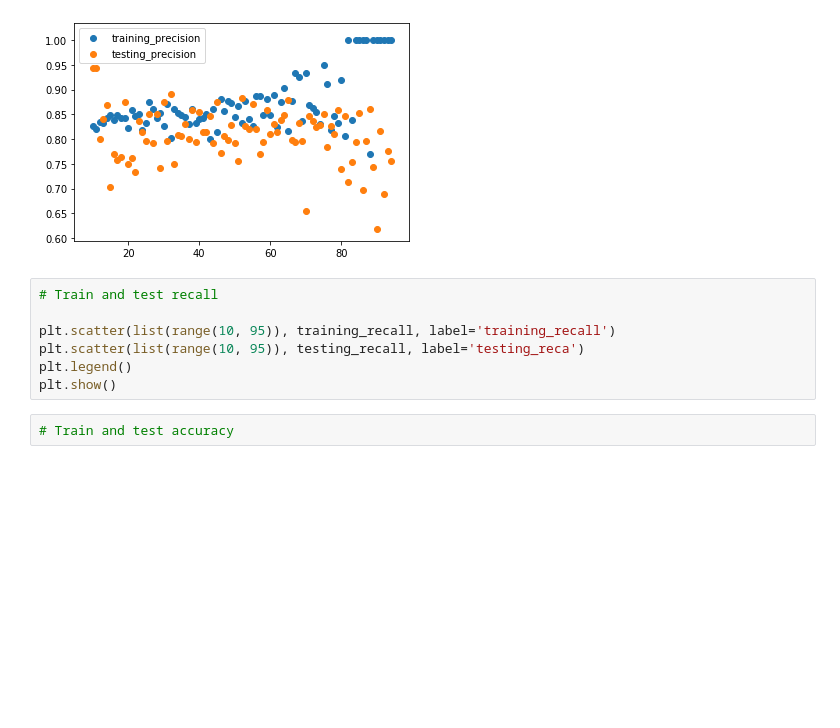
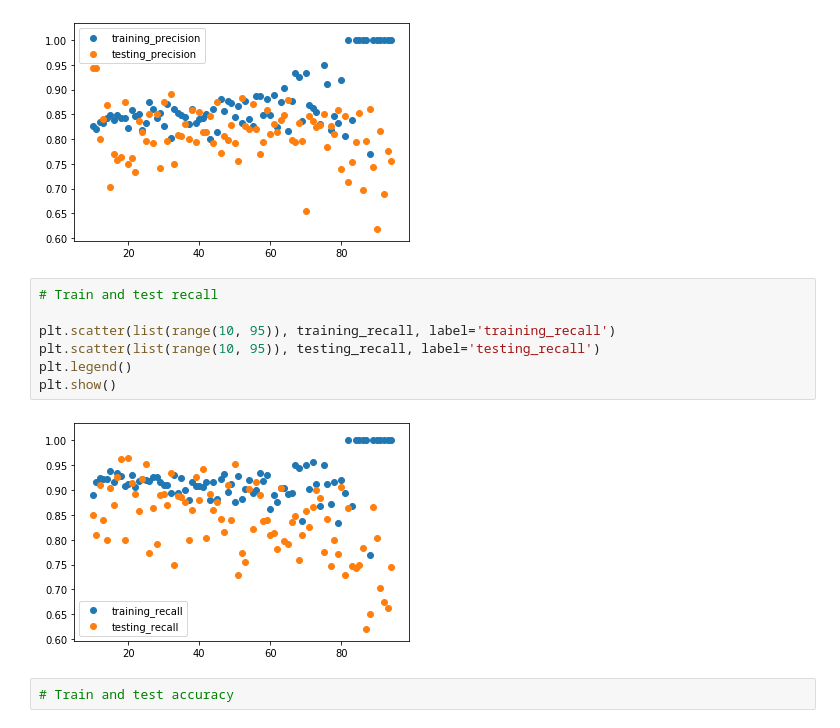
Before and after one commit to mcerow/dsc-evaluating-logistic-regression-models-lab-nyc-ds-021720, a Jupyter notebook: index.ipynb, the cells around one changed output. Cells and saved outputs as stored; diff of their text form; blank space fills up the shorter version.

```diff
--- a/index.ipynb
+++ b/index.ipynb
@@ -244,10 +244,12 @@ plt.show()
 # %%
 # Train and test recall
 
 plt.scatter(list(range(10, 95)), training_recall, label='training_recall')
-plt.scatter(list(range(10, 95)), testing_recall, label='testing_reca')
+plt.scatter(list(range(10, 95)), testing_recall, label='testing_recall')
 plt.legend()
 plt.show()
+# %% [output]
+[figure, added]
 # %%
 # Train and test accuracy
 # %%
```
